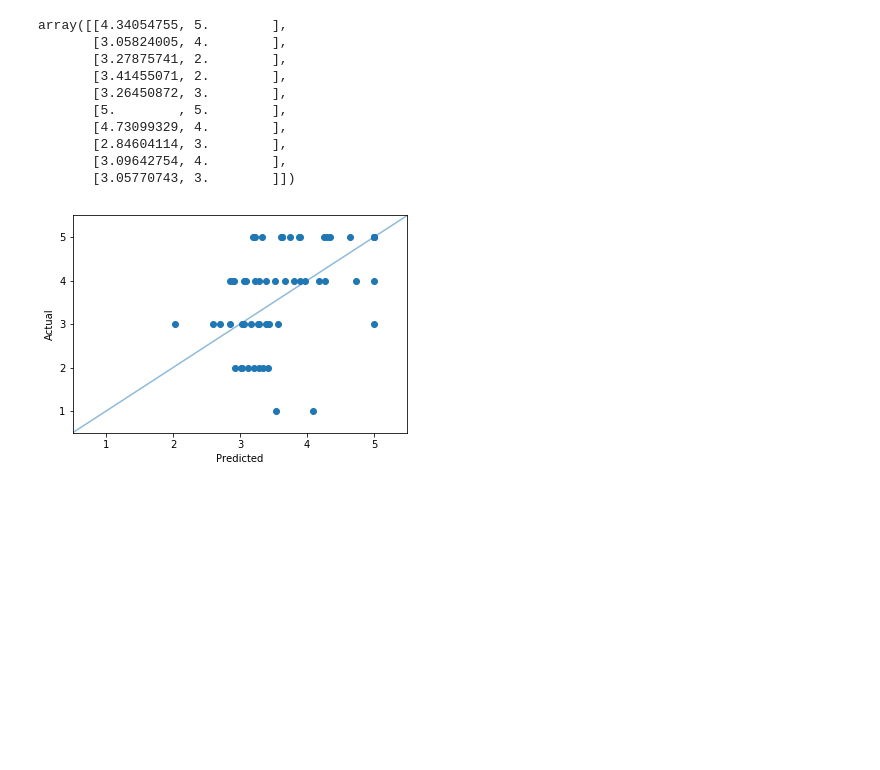
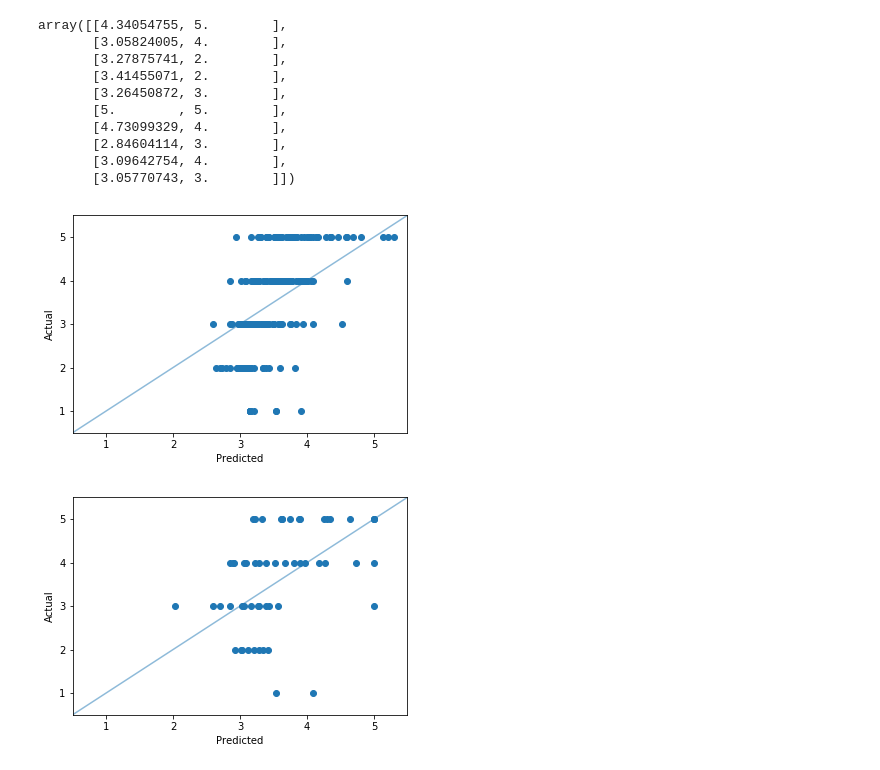
Before and after one commit to FraBle/uiuc_cs_498, a Jupyter notebook: Amazon Watches Reviews EDA.ipynb, the cells around one changed output. Drawn from its saved outputs; the diff is of its cells as text; code cells hidden in the pictures; blank space fills up the shorter version.

```diff
--- a/Amazon Watches Reviews EDA.ipynb
+++ b/Amazon Watches Reviews EDA.ipynb
@@ -348,6 +370,17 @@ array([[4.34054755, 5.        ],
        [2.84604114, 3.        ],
        [3.09642754, 4.        ],
        [3.05770743, 3.        ]])
+# %%
+pred_train = lasso.predict(X_train)
+plt.scatter(pred_train, y_train)
+plt.plot([.5,5.5], [.5, 5.5], alpha=.5)
+plt.xlabel('Predicted')
+plt.ylabel('Actual')
+plt.xlim([.5, 5.5])
+plt.ylim([.5, 5.5])
+plt.show()
+# %% [output]
+[figure, added]
 # %%
 plt.scatter(predictions[:,0], predictions[:,1])
 plt.plot([.5,5.5], [.5, 5.5], alpha=.5)
```
Also changed, not shown: parts of 11 cells of this notebook.
